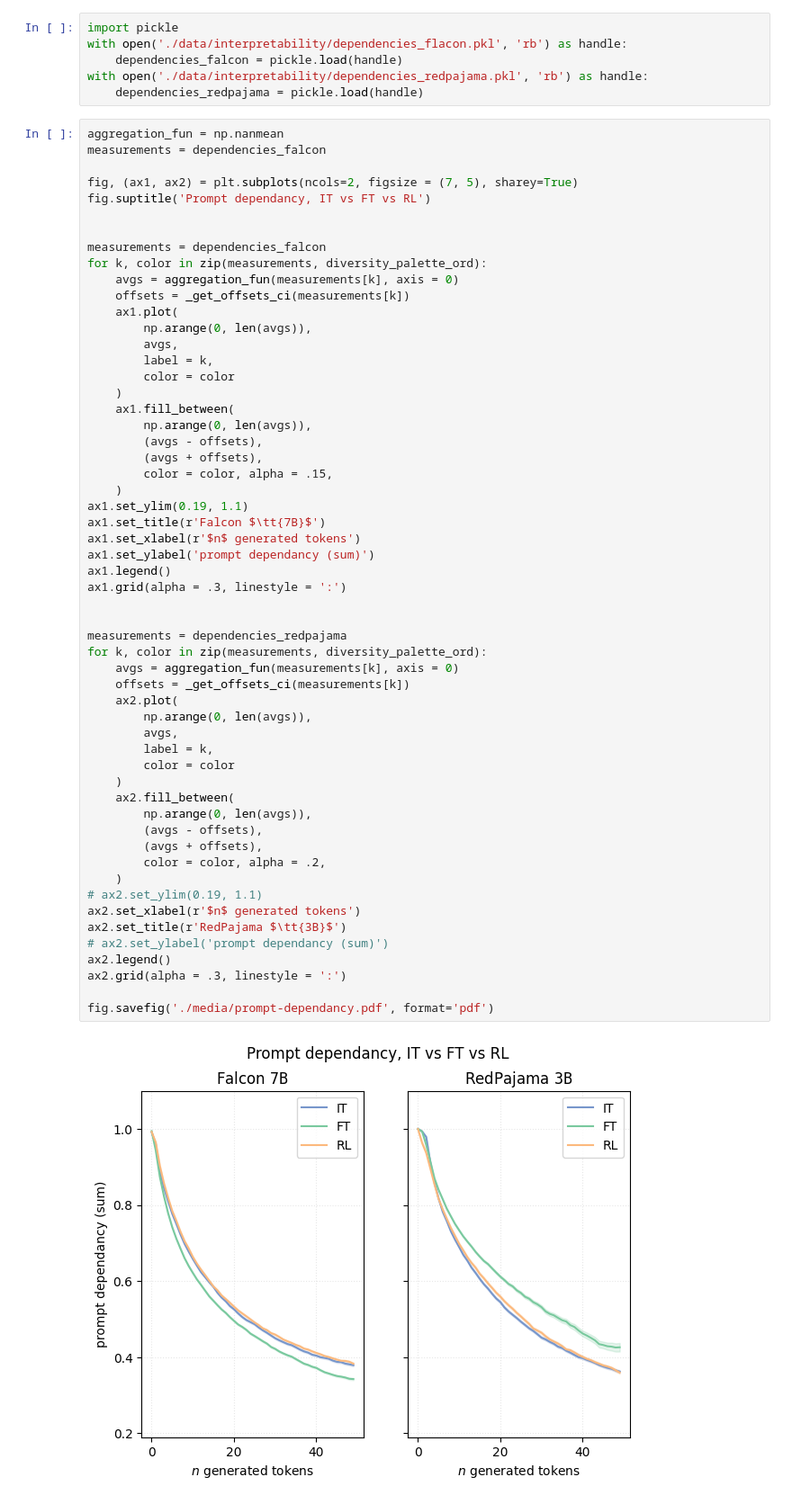
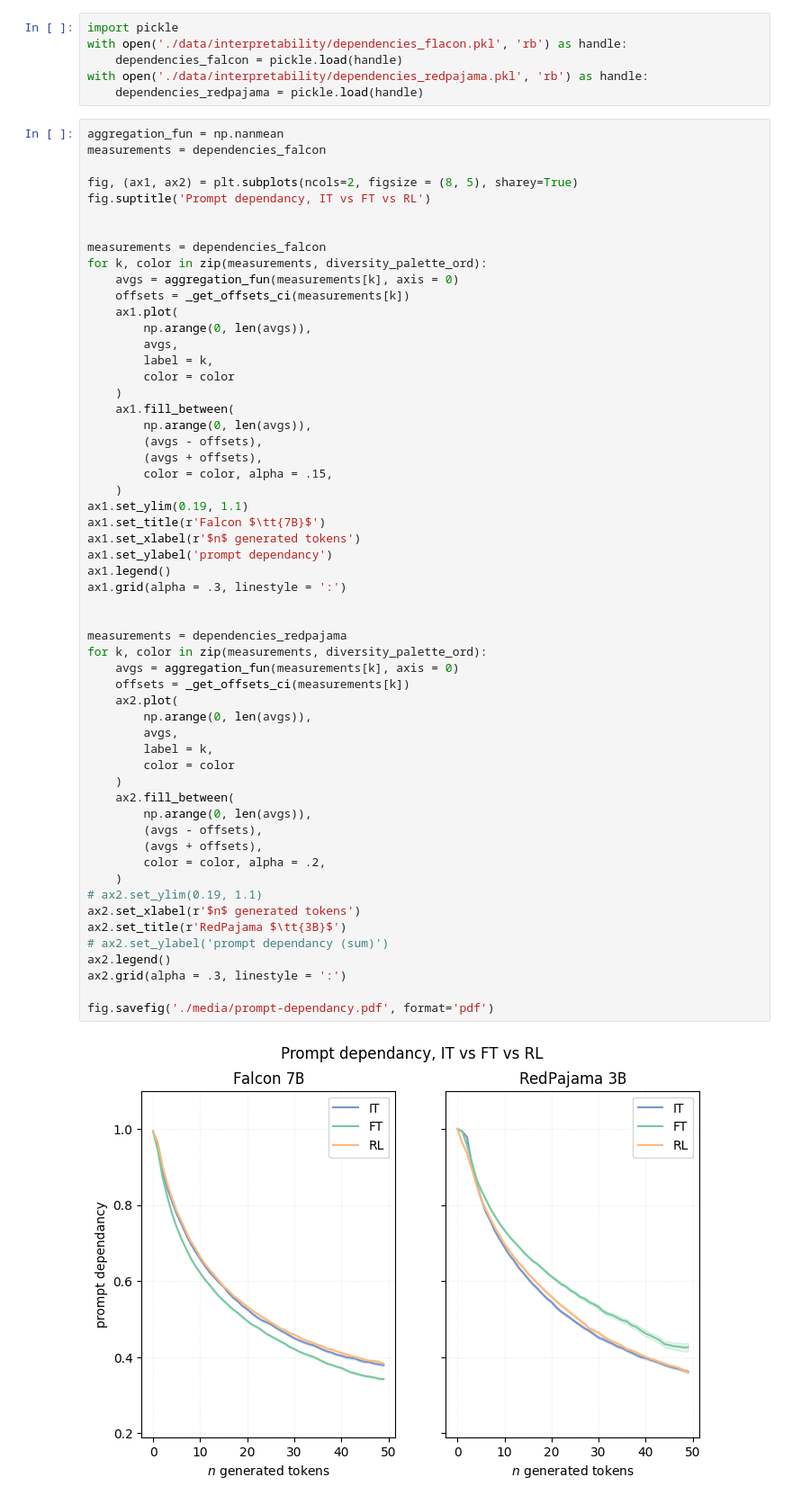
Before and after one commit to DanielSc4/MSc-Thesis, a Jupyter notebook: plots code/plots.ipynb, the cells around one changed output. Shown: that part at 90% size. Cells and saved outputs as stored; diff of their text form.

```diff
--- a/plots code/plots.ipynb
+++ b/plots code/plots.ipynb
@@ -197,7 +197,7 @@ with open('./data/interpretability/dependencies_redpajama.pkl', 'rb') as handle:
 aggregation_fun = np.nanmean
 measurements = dependencies_falcon
 
-fig, (ax1, ax2) = plt.subplots(ncols=2, figsize = (7, 5), sharey=True)
+fig, (ax1, ax2) = plt.subplots(ncols=2, figsize = (8, 5), sharey=True)
 fig.suptitle('Prompt dependancy, IT vs FT vs RL')
 
 
@@ -220,34 +220,34 @@ for k, color in zip(measurements, diversity_palette_ord):
 ax1.set_ylim(0.19, 1.1)
 ax1.set_title(r'Falcon $\tt{7B}$')
 ax1.set_xlabel(r'$n$ generated tokens')
-ax1.set_ylabel('prompt dependancy (sum)')
+ax1.set_ylabel('prompt dependancy')
 ax1.legend()
 ax1.grid(alpha = .3, linestyle = ':')
 
 
 measurements = dependencies_redpajama
 for k, color in zip(measurements, diversity_palette_ord):
 	avgs = aggregation_fun(measurements[k], axis = 0)
 	offsets = _get_offsets_ci(measurements[k])
 	ax2.plot(
 	    np.arange(0, len(avgs)),
 	    avgs,
 	    label = k,
 	    color = color
 	)
 	ax2.fill_between(
 	    np.arange(0, len(avgs)),
 	    (avgs - offsets),
 	    (avgs + offsets),
 	    color = color, alpha = .2,
 	)
 # ax2.set_ylim(0.19, 1.1)
 ax2.set_xlabel(r'$n$ generated tokens')
 ax2.set_title(r'RedPajama $\tt{3B}$')
 # ax2.set_ylabel('prompt dependancy (sum)')
 ax2.legend()
 ax2.grid(alpha = .3, linestyle = ':')
 
 fig.savefig('./media/prompt-dependancy.pdf', format='pdf')
 # %% [output]
-[figure, old version]
+[figure, new version]
```
Also changed, not shown: parts of 4 cells of this notebook, 5 other files.
